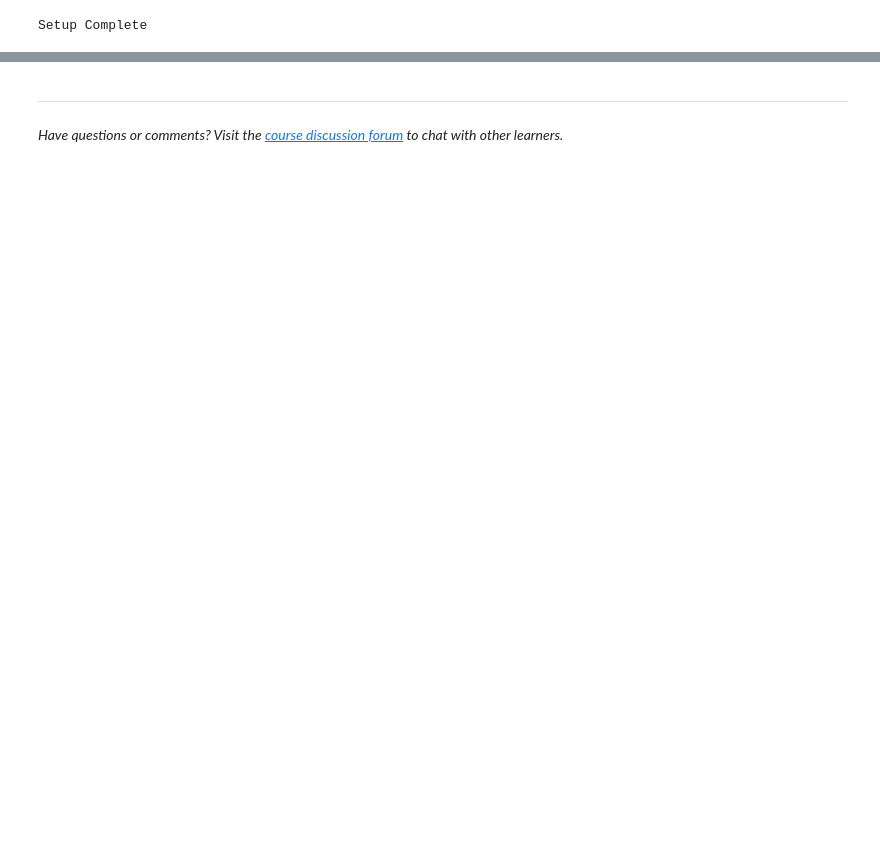
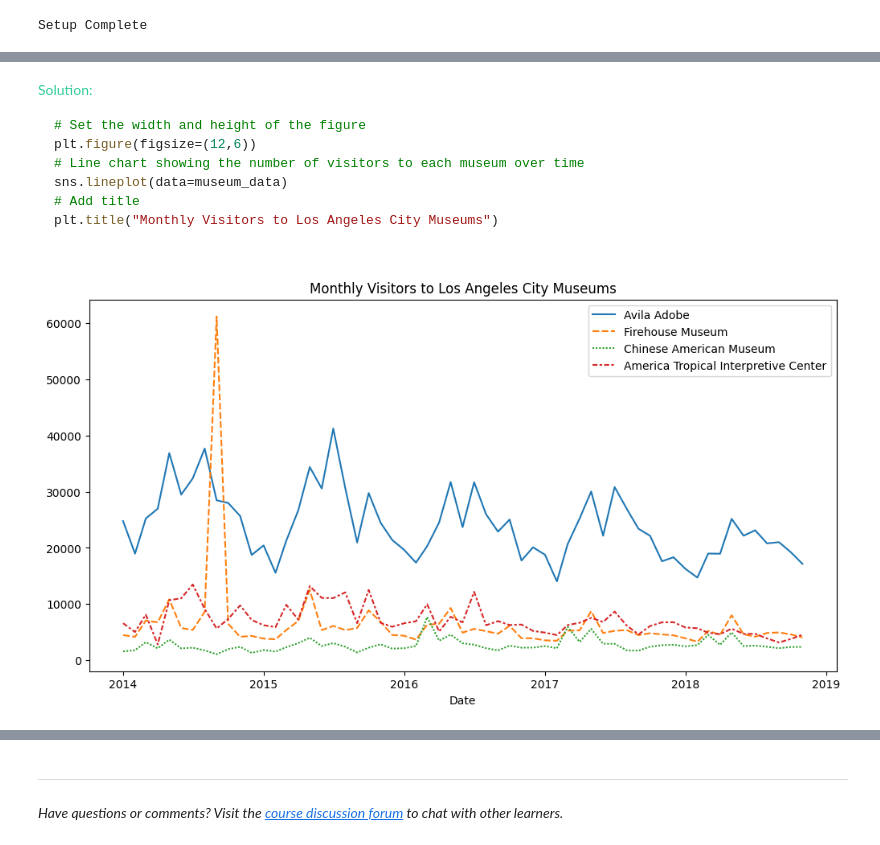
Before and after one commit to sw00z/Work-from-Kaggle, a Jupyter notebook: exercise-scatter-plots.ipynb, the cells around one changed output, grey strips where cells are left out. Cells and saved outputs as stored; diff of their text form; code cells hidden in the pictures; blank space fills up the shorter version.

Commit message:
Kaggle Notebook | Exercise: Line Charts | finished

````diff
--- a/exercise-scatter-plots.ipynb
+++ b/exercise-scatter-plots.ipynb
@@ -167,0 +162,5 @@ According to the plot above, is there a **slight** correlation between `'winperc
+# %%
+# Lines below will give you a hint or solution code
+#step_3.hint()
+step_3.solution_plot()
+# %% [output]
@@ -167,0 +168,11 @@ According to the plot above, is there a **slight** correlation between `'winperc
+<span style="color:#33cc99">Solution:</span>
+```python
+# Set the width and height of the figure
+plt.figure(figsize=(12,6))
+# Line chart showing the number of visitors to each museum over time
+sns.lineplot(data=museum_data)
+# Add title
+plt.title("Monthly Visitors to Los Angeles City Museums")
+
+```
+[figure, added]
````
Also changed, not shown: parts of 56 cells of this notebook.
